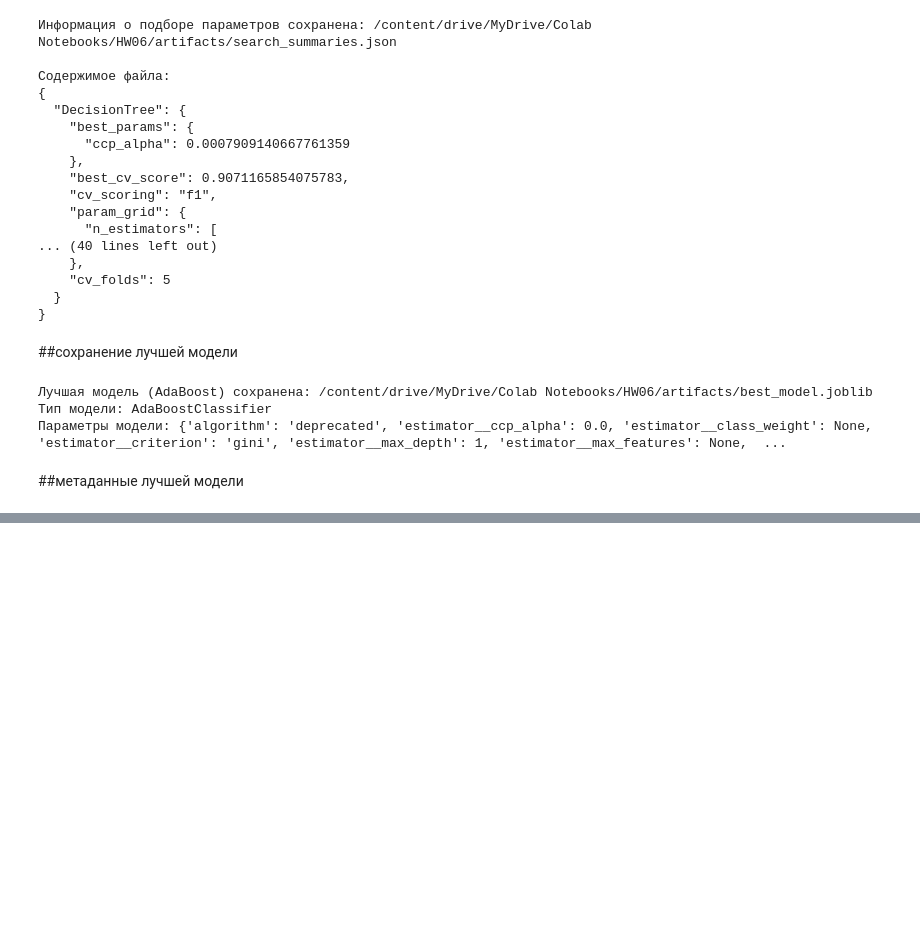
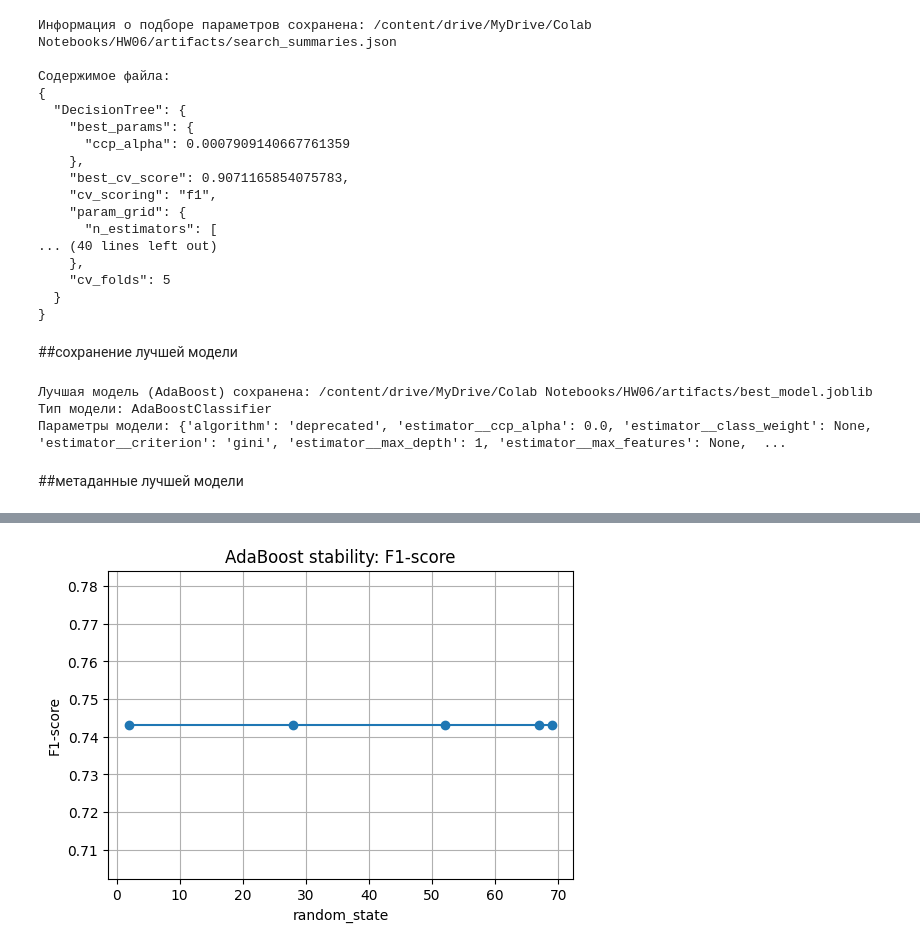
Before and after one commit to Dylan5242/Project_AIE, a Jupyter notebook: homeworks/HW06/HW06.ipynb, the cells around one changed output, grey strips where cells are left out. Drawn from its saved outputs; the diff is of its cells as text; code cells hidden in the pictures; blank space fills up the shorter version.

```diff
--- a/homeworks/HW06/HW06.ipynb
+++ b/homeworks/HW06/HW06.ipynb
@@ -1128,0 +1022,10 @@ Confusion Matrix сохранен: /content/drive/MyDrive/Colab Notebooks/HW06/a
+# %%
+plt.figure(figsize=(6, 4))
+plt.plot(df_stability["random_state"], df_stability["f1"], marker="o")
+plt.xlabel("random_state")
+plt.ylabel("F1-score")
+plt.title("AdaBoost stability: F1-score")
+plt.grid(True)
+plt.show()
+# %% [output]
+[figure, added]
```
Also changed, not shown: parts of 25 cells of this notebook.
